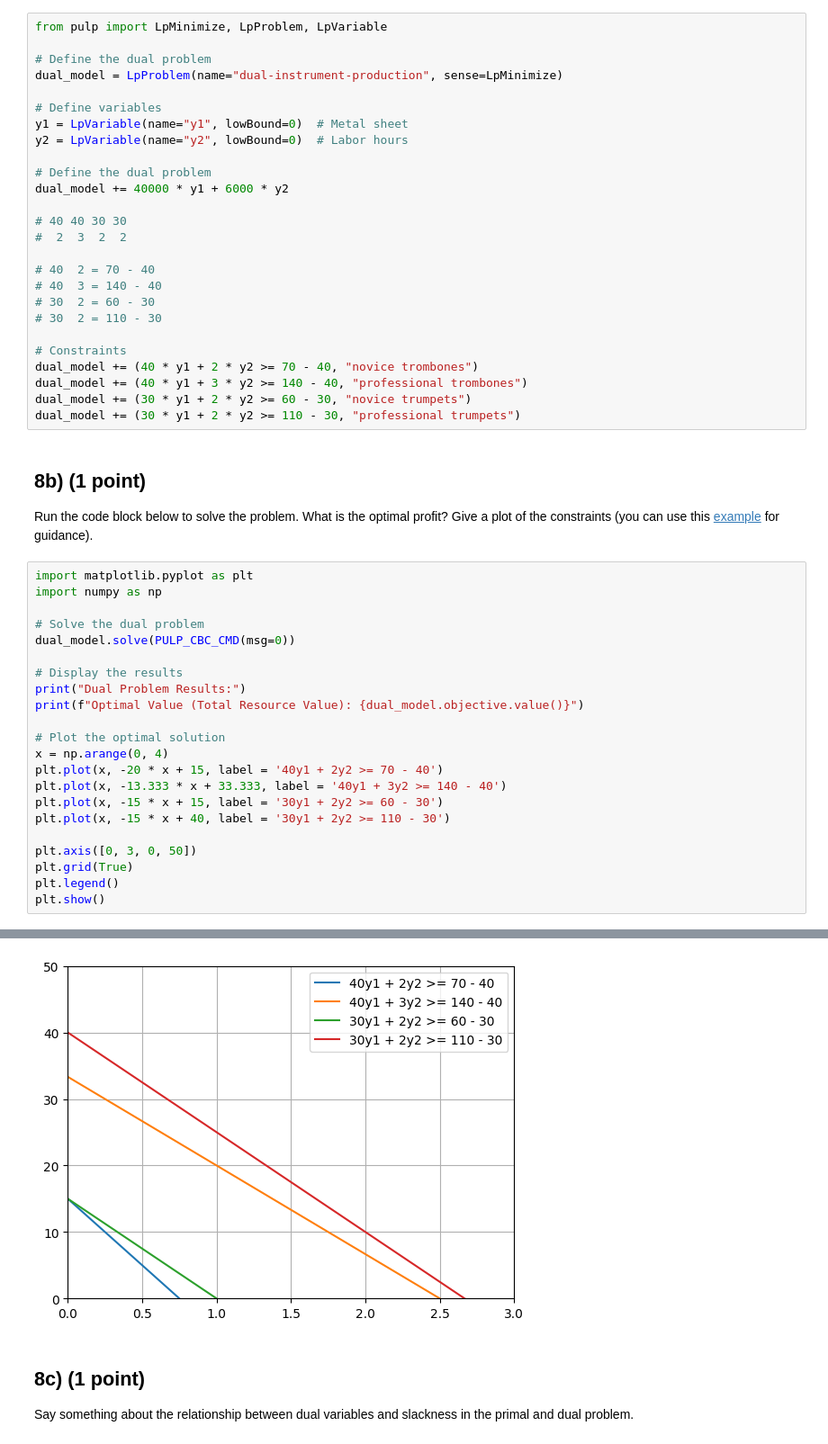
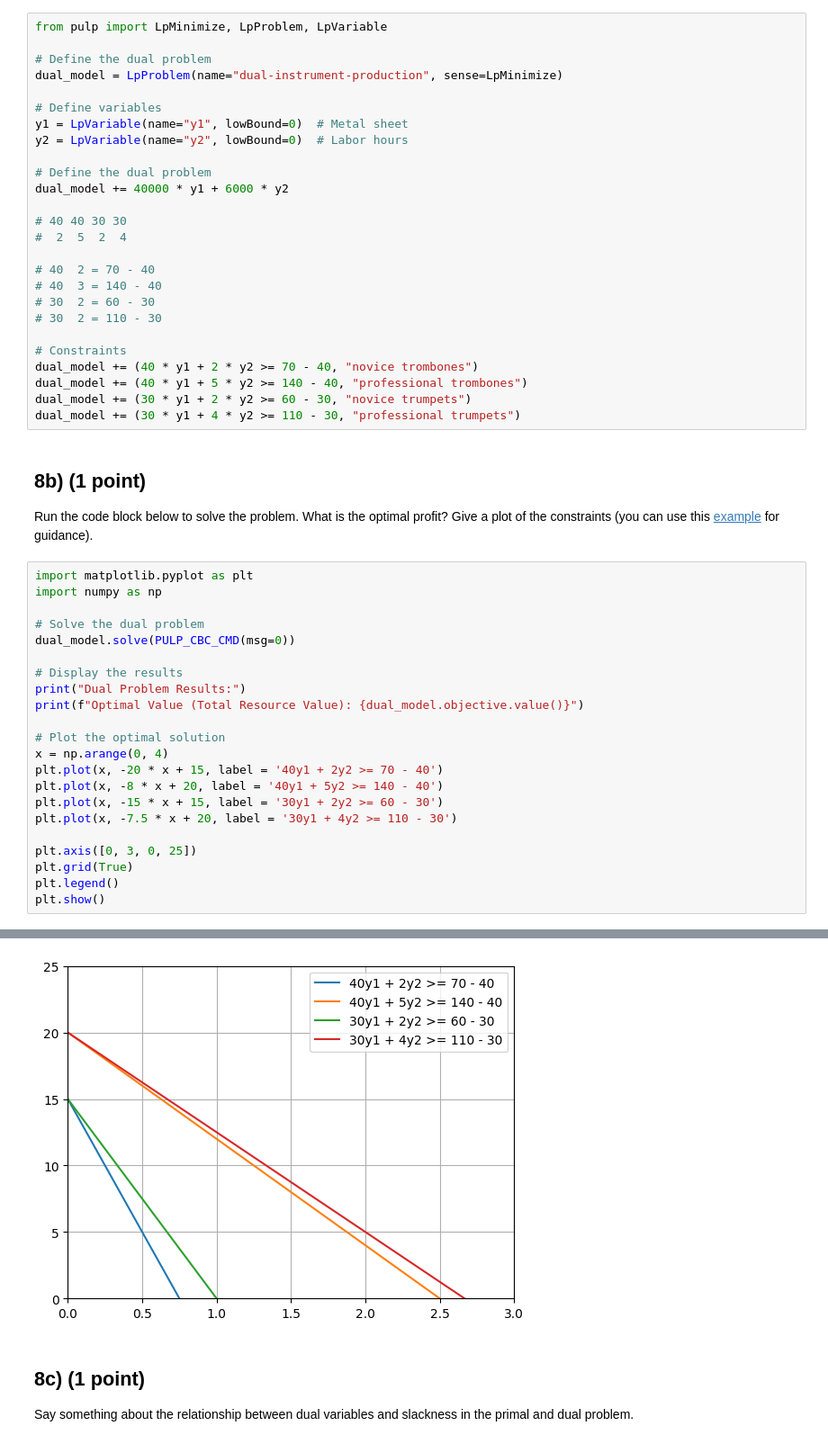
Before and after one commit to joloujo/advanced-algorithms-2025-01, a Jupyter notebook: lab-assignments/01-linear-programming/01-linear-programming.ipynb, the cells around one changed output, grey strips where cells are left out. Shown: that part at 90% size. Drawn from its saved outputs; the diff is of its cells as text.

```diff
--- a/lab-assignments/01-linear-programming/01-linear-programming.ipynb
+++ b/lab-assignments/01-linear-programming/01-linear-programming.ipynb
@@ -533,7 +525,7 @@ y2 = LpVariable(name="y2", lowBound=0)  # Labor hours
 dual_model += 40000 * y1 + 6000 * y2
 
 # 40 40 30 30
-#  2  3  2  2
+#  2  5  2  4
 
 # 40  2 = 70 - 40
 # 40  3 = 140 - 40
@@ -542,38 +534,38 @@ dual_model += 40000 * y1 + 6000 * y2
 
 # Constraints
 dual_model += (40 * y1 + 2 * y2 >= 70 - 40, "novice trombones")
-dual_model += (40 * y1 + 3 * y2 >= 140 - 40, "professional trombones")
+dual_model += (40 * y1 + 5 * y2 >= 140 - 40, "professional trombones")
 dual_model += (30 * y1 + 2 * y2 >= 60 - 30, "novice trumpets")
-dual_model += (30 * y1 + 2 * y2 >= 110 - 30, "professional trumpets")
+dual_model += (30 * y1 + 4 * y2 >= 110 - 30, "professional trumpets")
 # %% [markdown]
 ## 8b) (1 point)
 Run the code block below to solve the problem. What is the optimal profit? Give a plot of the constraints (you can use this [example](https://github.com/hakeemrehman/Python-PuLP-/blob/master/LP%20Using%20PuLP%20and%20Graphical%20Sol..ipynb) for guidance).
 # %%
 import matplotlib.pyplot as plt
 import numpy as np
 
 # Solve the dual problem
 dual_model.solve(PULP_CBC_CMD(msg=0))
 
 # Display the results
 print("Dual Problem Results:")
 print(f"Optimal Value (Total Resource Value): {dual_model.objective.value()}")
 
 # Plot the optimal solution
 x = np.arange(0, 4)
 plt.plot(x, -20 * x + 15, label = '40y1 + 2y2 >= 70 - 40')
-plt.plot(x, -13.333 * x + 33.333, label = '40y1 + 3y2 >= 140 - 40')
+plt.plot(x, -8 * x + 20, label = '40y1 + 5y2 >= 140 - 40')
 plt.plot(x, -15 * x + 15, label = '30y1 + 2y2 >= 60 - 30')
-plt.plot(x, -15 * x + 40, label = '30y1 + 2y2 >= 110 - 30')
+plt.plot(x, -7.5 * x + 20, label = '30y1 + 4y2 >= 110 - 30')
 
-plt.axis([0, 3, 0, 50])
+plt.axis([0, 3, 0, 25])
 plt.grid(True)
 plt.legend()
 plt.show()
 # %% [output]
 Dual Problem Results:
 Optimal Value (Total Resource Value): 106666.66799999999
-[figure, old version]
+[figure, new version]
 # %% [markdown]
 ## 8c) (1 point)
 Say something about the relationship between dual variables and slackness in the primal and dual problem.
```
Also changed, not shown: parts of 12 cells of this notebook.
